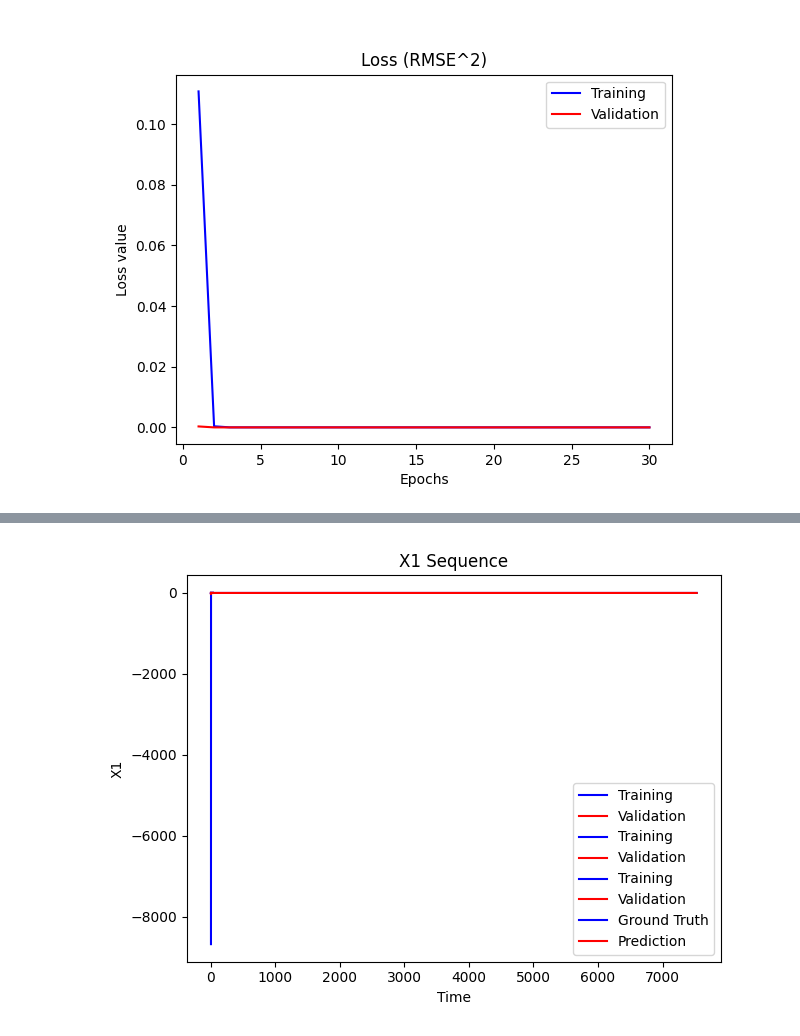
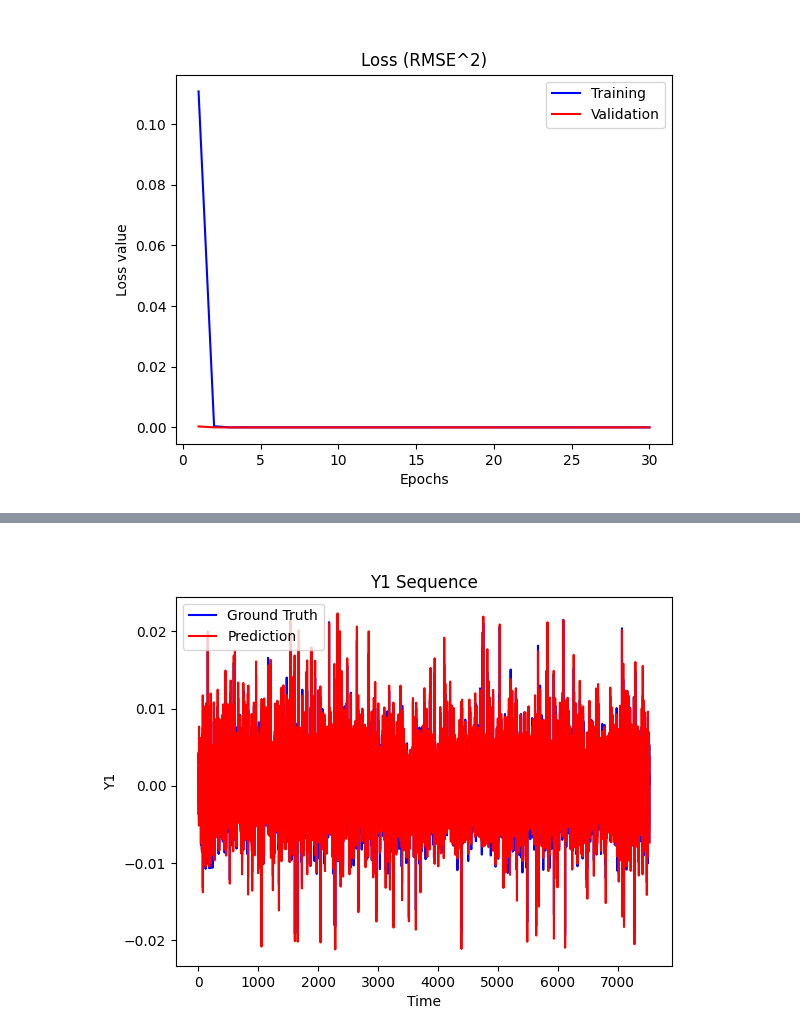
Before and after one commit to cybernetic-m/eai-project, a Jupyter notebook: notebook_exam_test.ipynb, the cells around one changed output, grey strips where cells are left out. Saved outputs shown, nothing was run; the diff lists cells and outputs as text; code cells hidden in the pictures.

```diff
--- a/notebook_exam_test.ipynb
+++ b/notebook_exam_test.ipynb
@@ -249,18 +236,18 @@ t = [i for i in range(1, len(y_pred_list)+1)]
 # %%
 # Initialize a list of epochs [1,2,3, ...] for the plots x-axis
-#t = [i for i in range(1, len(Y[:,0])+1)]
 
-plt.plot(t, y1_true, label='Ground Truth', color='b')
-plt.plot(t, x1_pred, label='Prediction', color='r')
-plt.title('X1 Sequence')
-plt.xlabel('Time')
-plt.ylabel('X1')
+fig5, ax5 = plt.subplots()
+
+ax5.plot(t, y1_true, label='Ground Truth', color='b')
+ax5.plot(t, y1_pred, label='Prediction', color='r')
+ax5.set_title('Y1 Sequence')
+ax5.set_xlabel('Time')
+ax5.set_ylabel('Y1')
 plt.legend()
 
-plt.tight_layout()  # This helps to prevent overlapping of subplots
-plt.savefig(path + '/X1')  # Save the figure to the specified path
+plt.savefig(path + '/Y1')  # Save the figure to the specified path
 plt.show()
 # %% [output]
-[figure, old version]
+[figure, new version]
 # %%
 # Initialize a list of epochs [1,2,3, ...] for the plots x-axis
```
Also changed, not shown: parts of 9 cells of this notebook.
